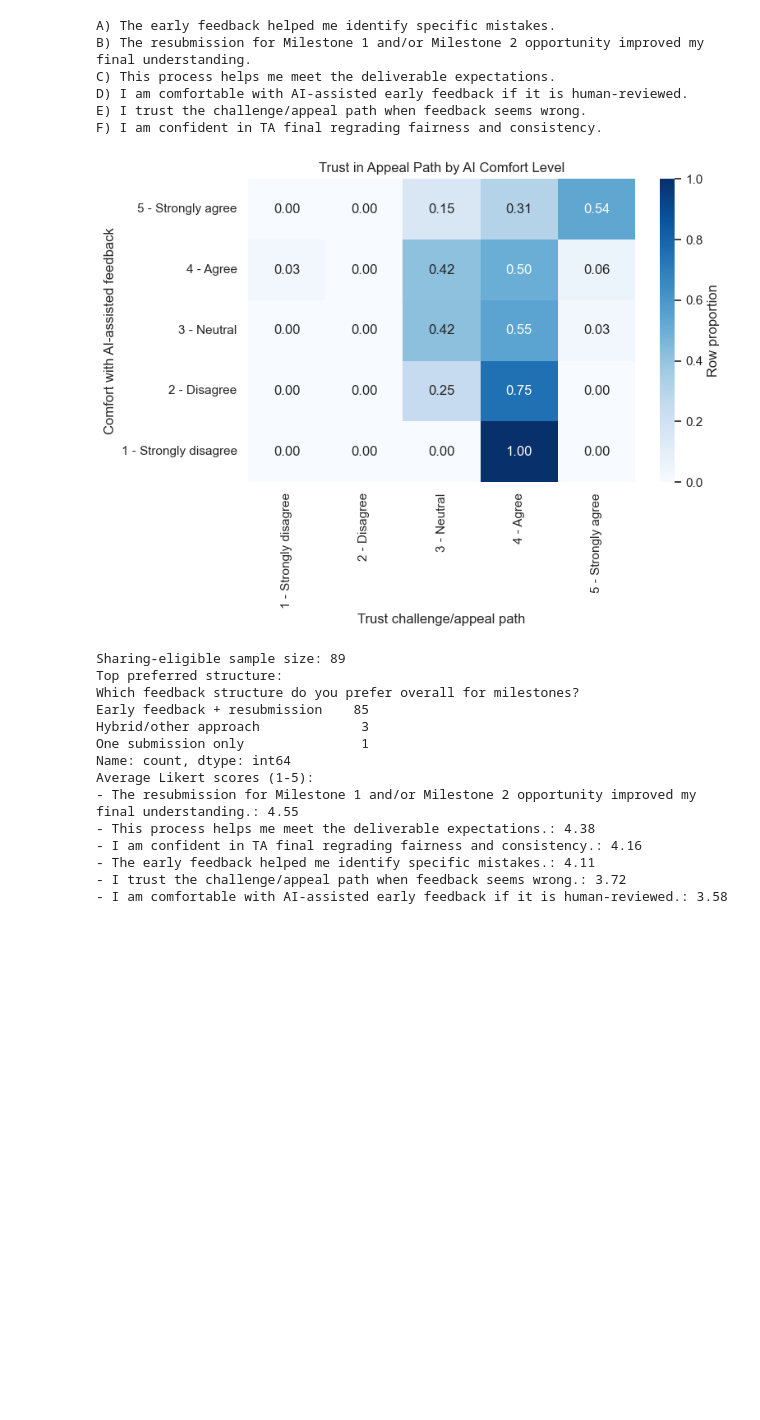
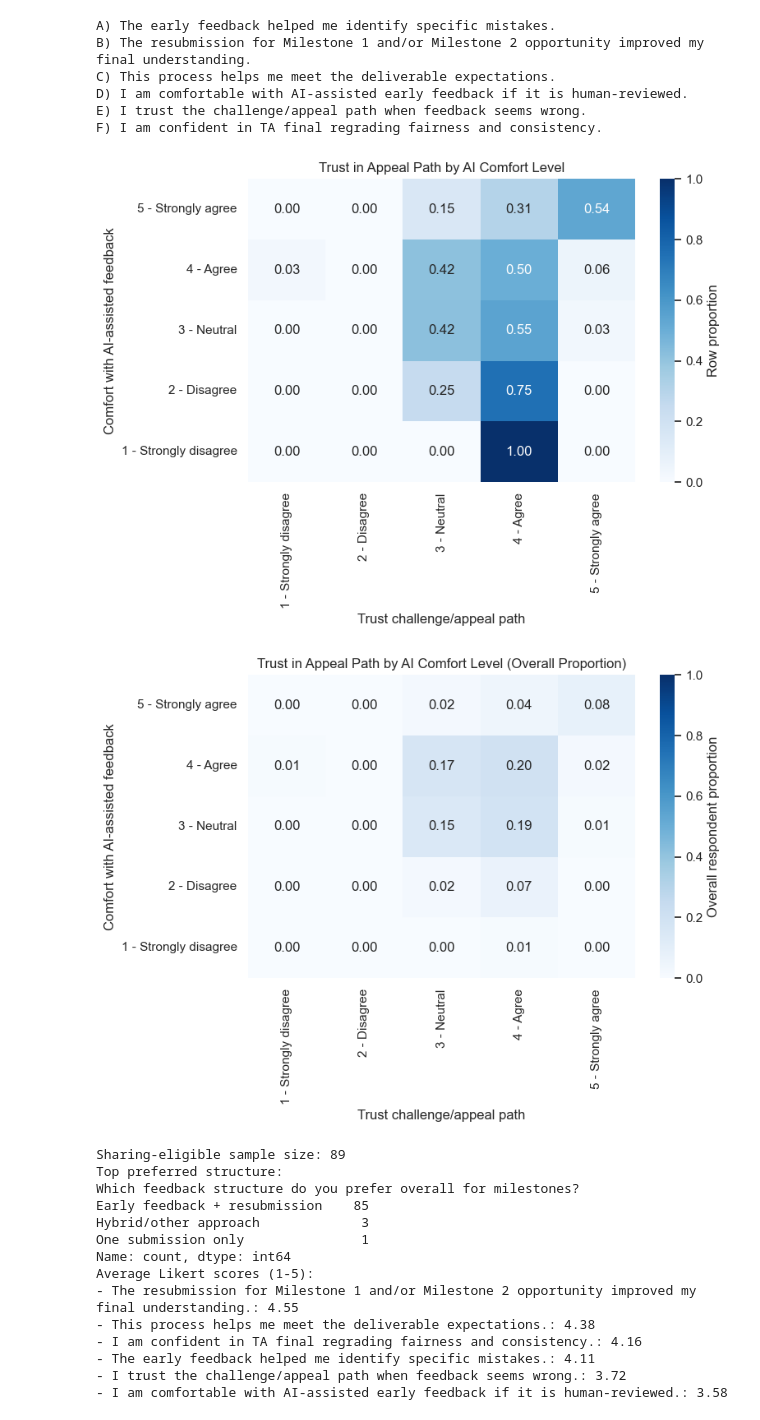
Before and after one commit to bcsaldias/sigcse-db-2027, a Jupyter notebook: overview.ipynb, the cells around one changed output. Saved outputs shown, nothing was run; the diff lists cells and outputs as text; code cells hidden in the pictures; blank space fills up the shorter version.

Commit message:
Added class proportion

```diff
--- a/overview.ipynb
+++ b/overview.ipynb
@@ -223,24 +223,37 @@ F) I am confident in TA final regrading fairness and consistency.
 # %%
 # Plot 5: Relationship between AI comfort and trust in challenge/appeal path
 ai_col = "I am comfortable with AI-assisted early feedback if it is human-reviewed."
 trust_col = "I trust the challenge/appeal path when feedback seems wrong."
 
 y_order = likert_order[::-1]  # Strongly agree -> ... -> Strongly disagree
 
 ct = pd.crosstab(df_share[ai_col], df_share[trust_col], normalize="index")
 ct = ct.reindex(index=y_order, columns=likert_order, fill_value=0).fillna(0)
 
 plt.figure(figsize=(8, 6))
 sns.heatmap(ct, annot=True, fmt=".2f", cmap="Blues", cbar_kws={"label": "Row proportion"}, vmin=0, vmax=1)
 plt.title("Trust in Appeal Path by AI Comfort Level")
 plt.xlabel("Trust challenge/appeal path")
 plt.ylabel("Comfort with AI-assisted feedback")
 # plt.grid(False)
 plt.tight_layout()
 
 plt.show()
+
+# Same matrix with proportions over all respondents (not row-normalized)
+ct_all = pd.crosstab(df_share[ai_col], df_share[trust_col], normalize="all")
+ct_all = ct_all.reindex(index=y_order, columns=likert_order, fill_value=0).fillna(0)
+
+plt.figure(figsize=(8, 6))
+sns.heatmap(ct_all, annot=True, fmt=".2f", cmap="Blues", cbar_kws={"label": "Overall respondent proportion"}, vmin=0, vmax=1)
+plt.title("Trust in Appeal Path by AI Comfort Level (Overall Proportion)")
+plt.xlabel("Trust challenge/appeal path")
+plt.ylabel("Comfort with AI-assisted feedback")
+plt.tight_layout()
+plt.show()
 # %% [output]
 [figure]
+[figure, added]
 # %%
 # Quick numeric summary for interpretation
 print("Sharing-eligible sample size:", len(df_share))
```
